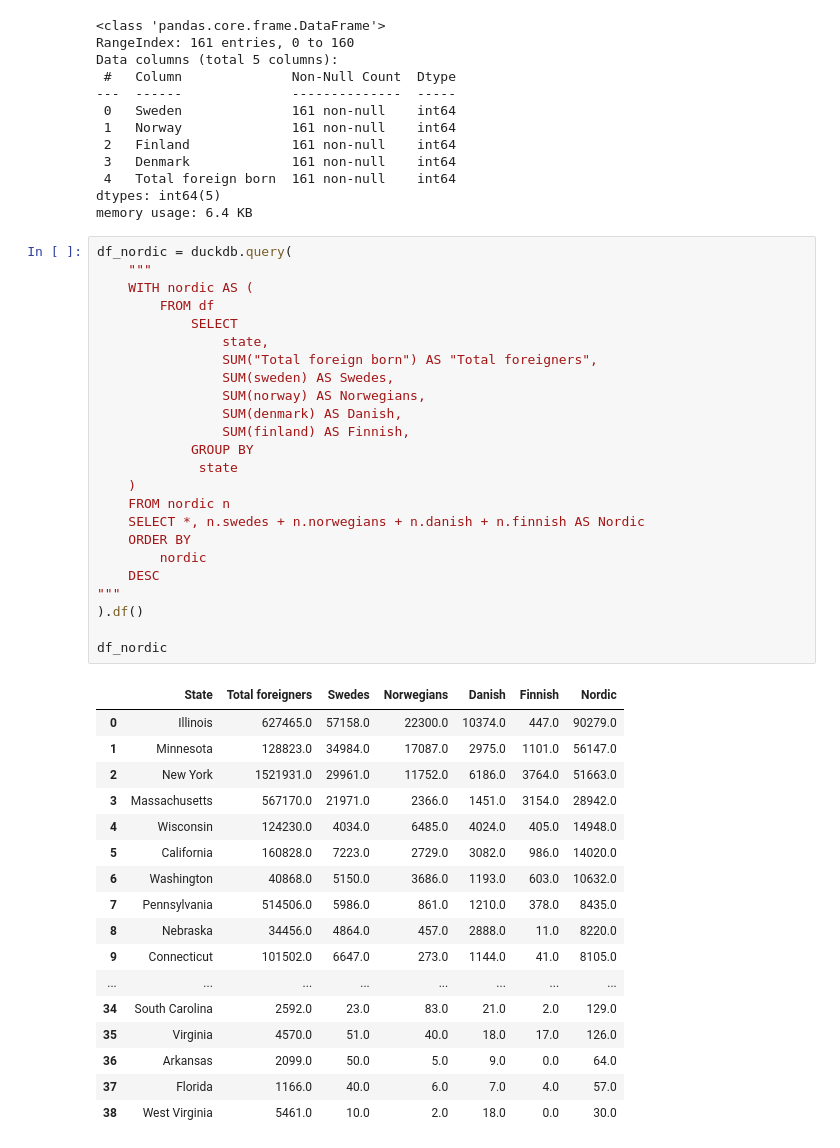
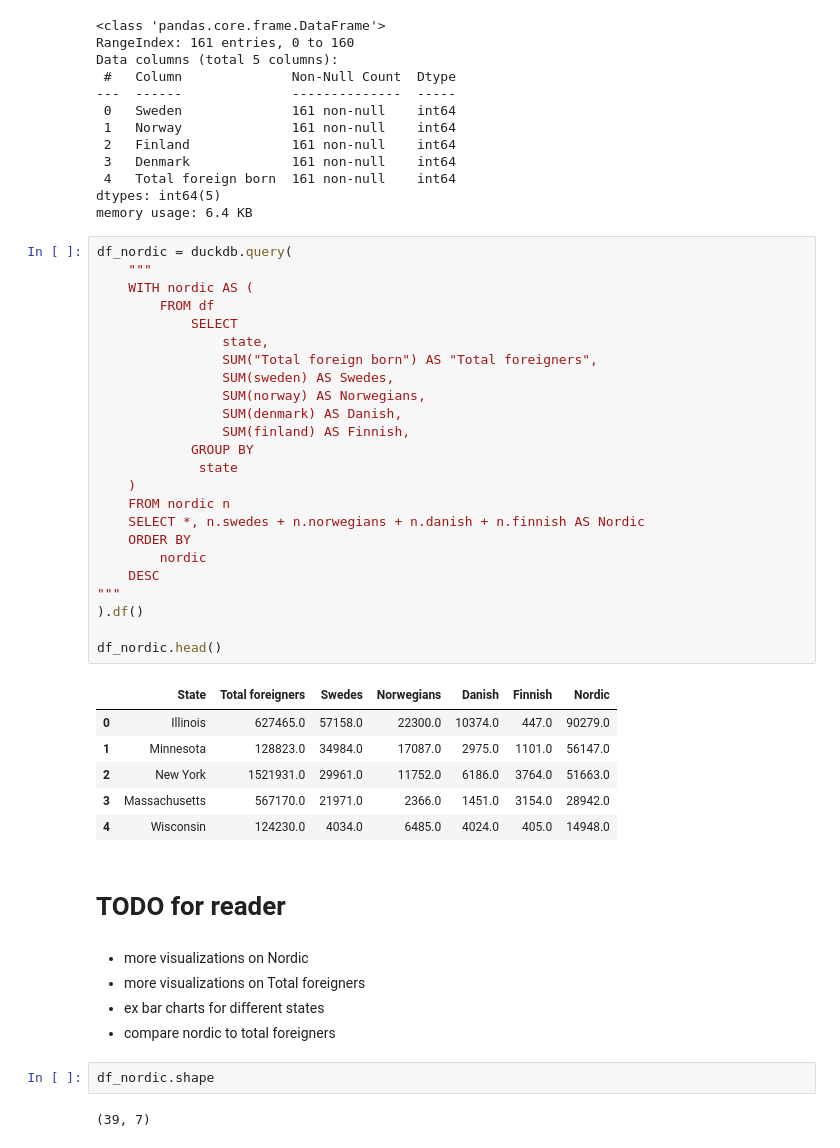
Before and after one commit to ebt35/data_visualization_eyoub_beraki_de24, a Jupyter notebook: code_alongs/03_matplotlib_annotations/matplotlib_annotations.ipynb, the cells around one changed output. Saved outputs shown, nothing was run; the diff lists cells and outputs as text.

```diff
--- a/code_alongs/03_matplotlib_annotations/matplotlib_annotations.ipynb
+++ b/code_alongs/03_matplotlib_annotations/matplotlib_annotations.ipynb
@@ -84,42 +84,42 @@ memory usage: 6.4 KB
 # %%
 df_nordic = duckdb.query(
     """
     WITH nordic AS (
         FROM df
             SELECT
                 state,
                 SUM("Total foreign born") AS "Total foreigners",
                 SUM(sweden) AS Swedes,
                 SUM(norway) AS Norwegians,
                 SUM(denmark) AS Danish,
                 SUM(finland) AS Finnish,
             GROUP BY
              state
     )
     FROM nordic n
     SELECT *, n.swedes + n.norwegians + n.danish + n.finnish AS Nordic
     ORDER BY
         nordic
     DESC
 """
 ).df()
 
-df_nordic
+df_nordic.head()
 # %% [output]
 |  | State | Total foreigners | Swedes | Norwegians | Danish | Finnish | Nordic |
 | 0 | Illinois | 627465.0 | 57158.0 | 22300.0 | 10374.0 | 447.0 | 90279.0 |
 | 1 | Minnesota | 128823.0 | 34984.0 | 17087.0 | 2975.0 | 1101.0 | 56147.0 |
 | 2 | New York | 1521931.0 | 29961.0 | 11752.0 | 6186.0 | 3764.0 | 51663.0 |
 | 3 | Massachusetts | 567170.0 | 21971.0 | 2366.0 | 1451.0 | 3154.0 | 28942.0 |
 | 4 | Wisconsin | 124230.0 | 4034.0 | 6485.0 | 4024.0 | 405.0 | 14948.0 |
-| 5 | California | 160828.0 | 7223.0 | 2729.0 | 3082.0 | 986.0 | 14020.0 |
-| 6 | Washington | 40868.0 | 5150.0 | 3686.0 | 1193.0 | 603.0 | 10632.0 |
-| 7 | Pennsylvania | 514506.0 | 5986.0 | 861.0 | 1210.0 | 378.0 | 8435.0 |
-| 8 | Nebraska | 34456.0 | 4864.0 | 457.0 | 2888.0 | 11.0 | 8220.0 |
-| 9 | Connecticut | 101502.0 | 6647.0 | 273.0 | 1144.0 | 41.0 | 8105.0 |
-| ... | ... | ... | ... | ... | ... | ... | ... |
-| 34 | South Carolina | 2592.0 | 23.0 | 83.0 | 21.0 | 2.0 | 129.0 |
-| 35 | Virginia | 4570.0 | 51.0 | 40.0 | 18.0 | 17.0 | 126.0 |
-| 36 | Arkansas | 2099.0 | 50.0 | 5.0 | 9.0 | 0.0 | 64.0 |
-| 37 | Florida | 1166.0 | 40.0 | 6.0 | 7.0 | 4.0 | 57.0 |
-| 38 | West Virginia | 5461.0 | 10.0 | 2.0 | 18.0 | 0.0 | 30.0 |
+# %% [markdown]
+# TODO for reader
+# %% [markdown]
+* more visualizations on Nordic
+* more visualizations on Total foreigners
+* ex bar charts for different states
+* compare nordic to total foreigners
+# %%
+df_nordic.shape
+# %% [output]
+(39, 7)
```
Also changed, not shown: parts of 8 cells of this notebook.
